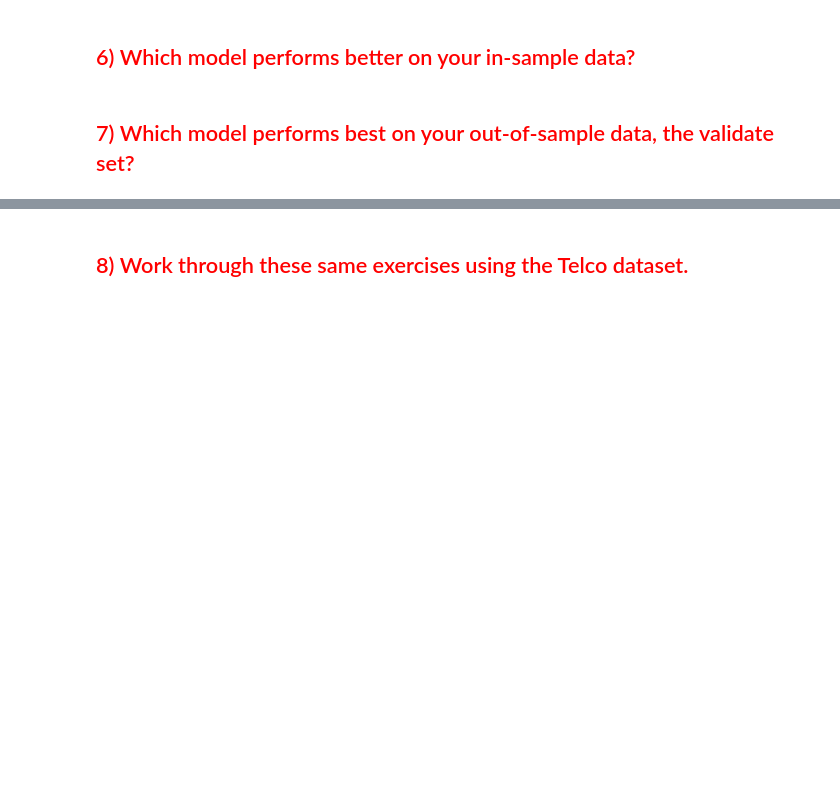
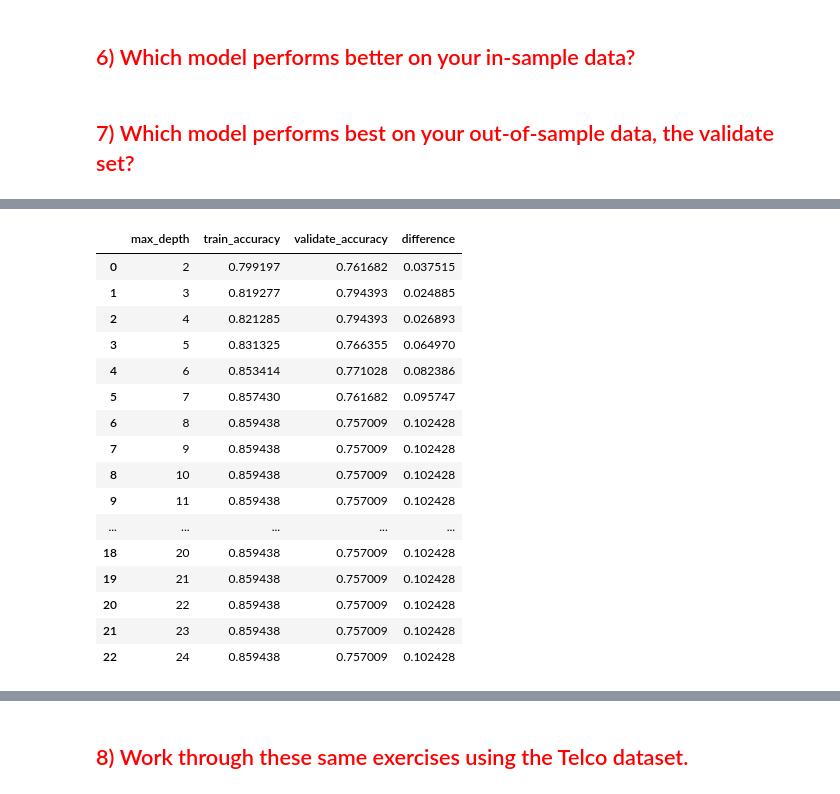
Before and after one commit to kanieladenis/classification-exercises, a Jupyter notebook: model.ipynb .ipynb, the cells around one changed output, grey strips where cells are left out. Saved outputs shown, nothing was run; the diff lists cells and outputs as text; code cells hidden in the pictures; blank space fills up the shorter version.

```diff
--- a/model.ipynb .ipynb
+++ b/model.ipynb .ipynb
@@ -46,7 +65,3 @@ Name: survived, dtype: int64
 ### Baseline Prediction to 0 or Not_Survived
 # %% [markdown]
 ## <font color = 'red'> 1a) What is your baseline accuracy?
-# %%
-# create copy of df and add baseline column set to 0 or 'not_survived'
-train['baseline'] = 0
-train.head()
@@ -99,0 +352,8 @@ NameError: name 'X_train' is not defined
+# %%
+# Create the Decision Tree Object increasing max_depth to 6
+clf = DecisionTreeClassifier(max_depth=6, random_state=123)
+# Fit the Model
+clf = clf.fit(X_train, y_train)
+# make prediction on train obeservations
+y_pred = clf.predict(X_train)
+print(classification_report(y_train, y_pred))
@@ -103,0 +501,8 @@ NameError: name 'X_train' is not defined
+# %%
+# Create the Decision Tree Object increasing max_depth to 6
+clf = DecisionTreeClassifier(max_depth=6, random_state=123)
+# Fit the Model
+clf = clf.fit(X_train, y_train)
+
+print(clf.score(X_validate, y_validate))
+print(classification_report(y_validate, y_pred))
@@ -103,0 +519,46 @@ NameError: name 'X_train' is not defined
+# %%
+# Let's continue getting loopy, so we can compare in-sample to out-of-sample
+metrics = []
+
+for i in range(2, 25):
+    # Make the model
+    clf = DecisionTreeClassifier(max_depth=i, random_state=123)
+
+    # Fit the model (on train and only train)
+    clf = clf.fit(X_train, y_train)
+
+    # Use the model
+    # We'll evaluate the model's performance on train, first
+    in_sample_accuracy = clf.score(X_train, y_train)
+
+    out_of_sample_accuracy = clf.score(X_validate, y_validate)
+
+    output = {
+        "max_depth": i,
+        "train_accuracy": in_sample_accuracy,
+        "validate_accuracy": out_of_sample_accuracy
+    }
+
+    metrics.append(output)
+
+df = pd.DataFrame(metrics)
+df["difference"] = df.train_accuracy - df.validate_accuracy
+df
+# %% [output]
+|  | max_depth | train_accuracy | validate_accuracy | difference |
+| 0 | 2 | 0.799197 | 0.761682 | 0.037515 |
+| 1 | 3 | 0.819277 | 0.794393 | 0.024885 |
+| 2 | 4 | 0.821285 | 0.794393 | 0.026893 |
+| 3 | 5 | 0.831325 | 0.766355 | 0.064970 |
+| 4 | 6 | 0.853414 | 0.771028 | 0.082386 |
+| 5 | 7 | 0.857430 | 0.761682 | 0.095747 |
+| 6 | 8 | 0.859438 | 0.757009 | 0.102428 |
+| 7 | 9 | 0.859438 | 0.757009 | 0.102428 |
+| 8 | 10 | 0.859438 | 0.757009 | 0.102428 |
+| 9 | 11 | 0.859438 | 0.757009 | 0.102428 |
+| ... | ... | ... | ... | ... |
+| 18 | 20 | 0.859438 | 0.757009 | 0.102428 |
+| 19 | 21 | 0.859438 | 0.757009 | 0.102428 |
+| 20 | 22 | 0.859438 | 0.757009 | 0.102428 |
+| 21 | 23 | 0.859438 | 0.757009 | 0.102428 |
+| 22 | 24 | 0.859438 | 0.757009 | 0.102428 |
```
Also changed, not shown: parts of 73 cells of this notebook, 9 other files.
